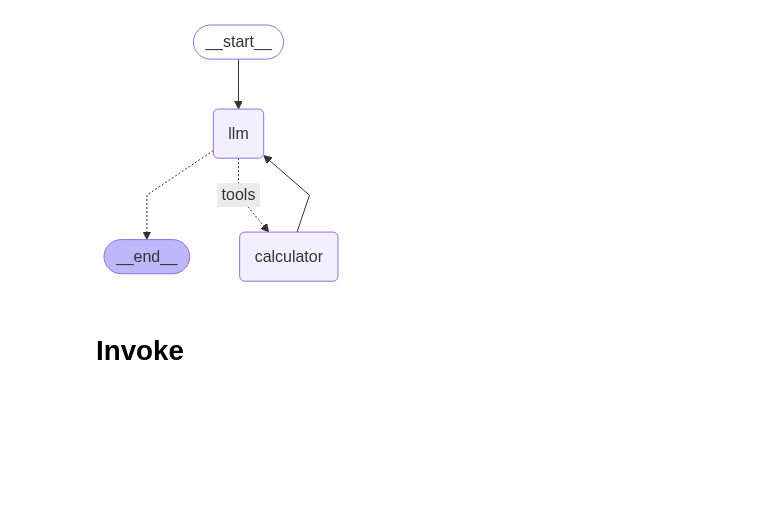
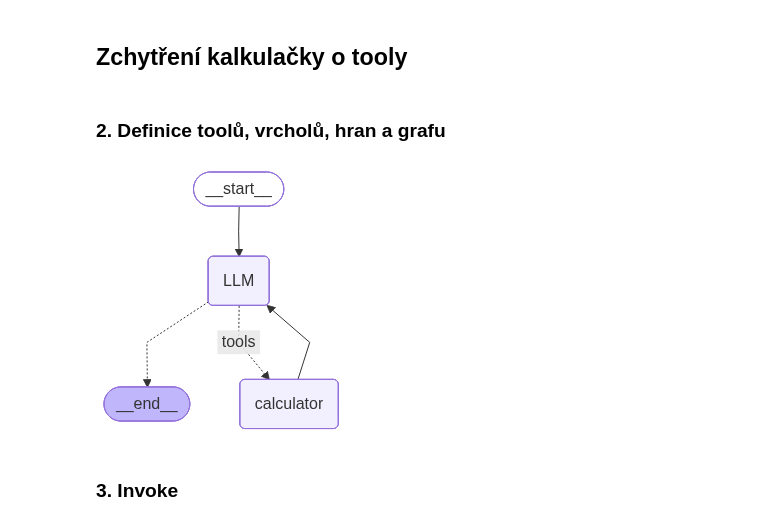
Before and after one commit to sentisso/llm-agents, a Jupyter notebook: apps/calculator.ipynb, the cells around one changed output. Drawn from its saved outputs; the diff is of its cells as text; code cells hidden in the pictures; blank space fills up the shorter version.

```diff
--- a/apps/calculator.ipynb
+++ b/apps/calculator.ipynb
@@ -23,0 +28,3 @@ llm = init_chat_model("google_genai:gemini-2.0-flash")
+# %%
+class AgentState(TypedDict):
+    messages: Annotated[list, add_messages]
@@ -23,0 +33,8 @@ llm = init_chat_model("google_genai:gemini-2.0-flash")
+# %%
+llm = init_chat_model("google_genai:gemini-2.0-flash")
+
+
+def invoke_llm_node(state: AgentState):
+    ai_message = llm.invoke(state["messages"])
+
+    return {"messages": [ai_message]}
@@ -24 +92,5 @@ llm = init_chat_model("google_genai:gemini-2.0-flash")
+# %% [markdown]
+## Zchytření kalkulačky o tooly
+# %% [markdown]
+### 2. Definice toolů, vrcholů, hran a grafu
 # %%
@@ -86,42 +149,28 @@ class CalculatorToolkit(BaseToolkit):
 # %%
-from psycopg.rows import dict_row
-from psycopg import Connection
-
-calculator_toolkit = CalculatorToolkit()
-
-llm = llm.bind_tools(calculator_toolkit.get_tools())
-
 graph_builder = (
-    StateGraph(State, config_schema=Configuration)
-    .add_node("llm", chatbot)
+    StateGraph(AgentState)
+    # nodes
+    .add_node("LLM", invoke_llm_node)
     .add_node("calculator", ToolNode(calculator_toolkit.get_tools()))
+    # edges
+    .add_edge(START, "LLM")
     .add_conditional_edges(
-        "llm", tools_condition,
-        # We can specify which specific nodes to route to next
+        "LLM", tools_condition,
         {"tools": "calculator", END: END}
     )
-    # Any time a tool is called, we return to the chatbot to decide the next step
-    .add_edge("calculator", "llm")
-    .add_edge(START, "llm")
-    .add_edge("llm", END)
+    .add_edge("calculator", "LLM")
+    .add_edge("LLM", END)
 )
 
-conn = Connection.connect(
-    os.environ["DB_URI"], autocommit=True, prepare_threshold=0, row_factory=dict_row
-)
-memory = PostgresSaver(conn)
-memory = None
+# kompilace grafu
+graph = graph_builder.compile()
 
-# Before running the graph, we'll need to compile it.
-# We can do so by calling compile() on the graph builder. This creates a CompiledGraph we can invoke on our state.
-graph = graph_builder.compile(checkpointer=memory)
+# vizualizace
+Image(graph.get_graph().draw_mermaid_png(base_url=mermaid_url))
+# %% [output]
+[figure, added]
-# %%
-# Visualize the graph
-graph
-# %% [output]
-[figure, removed]
 # %% [markdown]
-# Invoke
+### 3. Invoke
 # %%
 from langchain_core.messages import HumanMessage, SystemMessage
 
```
Also changed, not shown: parts of 20 cells of this notebook, 2 other files.
